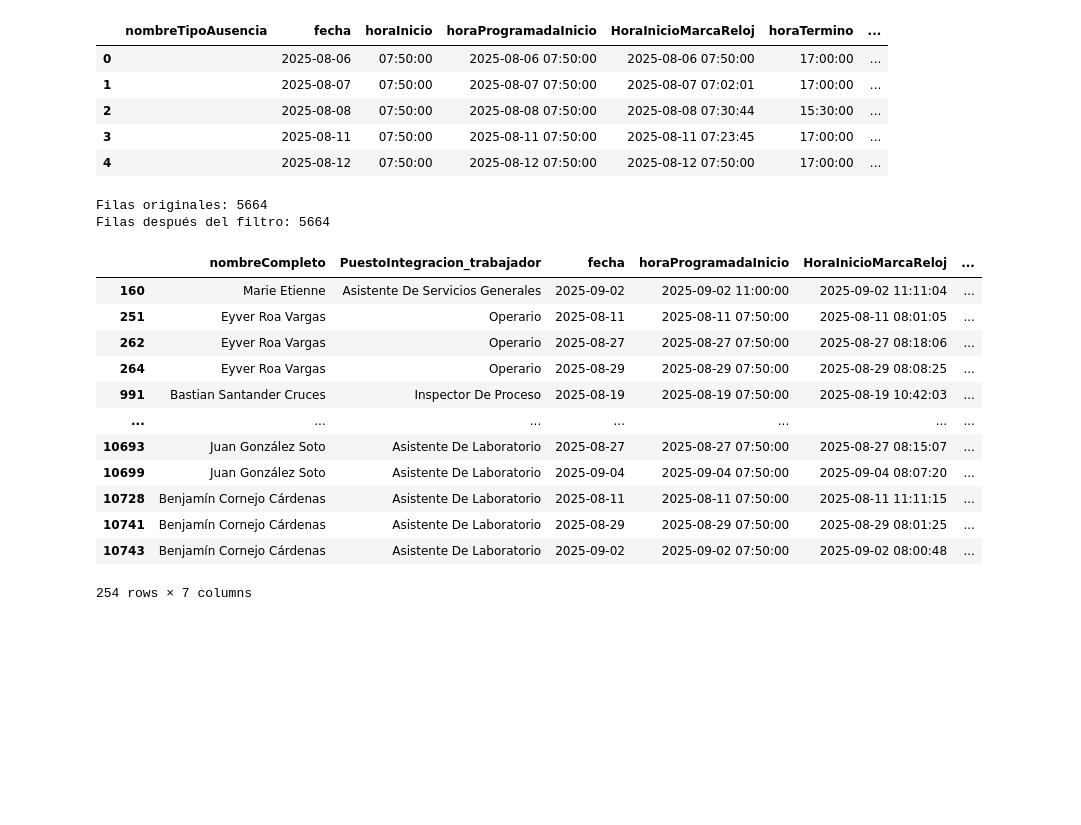
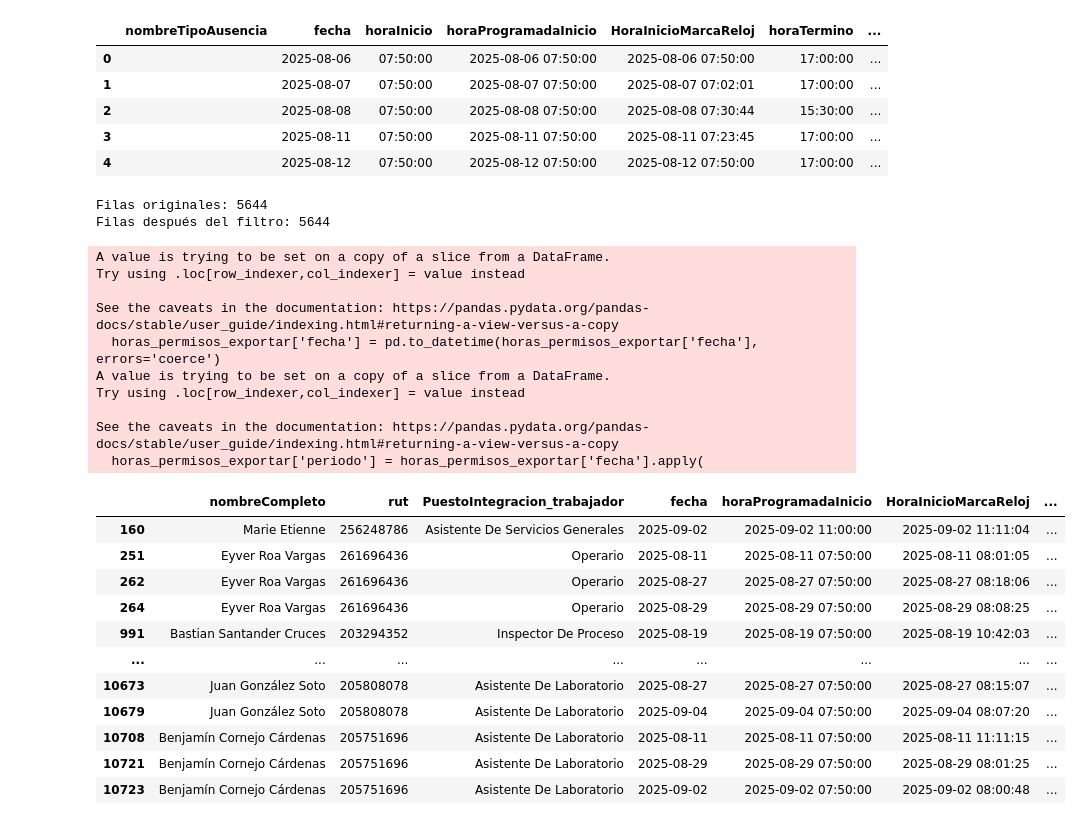
Before and after one commit to bgacitua/contenedor_cramer, a Jupyter notebook: Scripts de Python/Script Bono Asistencia/script_bono_asistencia_v3_final.ipynb, the cells around one changed output. Drawn from its saved outputs; the diff is of its cells as text; code cells hidden in the pictures; blank space fills up the shorter version.

```diff
--- a/Scripts de Python/Script Bono Asistencia/script_bono_asistencia_v3_final.ipynb
+++ b/Scripts de Python/Script Bono Asistencia/script_bono_asistencia_v3_final.ipynb
@@ -316,7 +309,7 @@ Filas después del filtro: 634
 # %%
 ## -- Limpiar df_atrasos -- ##
 
-#Limpieza del formato de las columnas con datetime
+#Limpieza del formato de las columnas con datetime para dejar solo la hora
 columnas_a_limpiar = ['horaProgramadaInicio', 'HoraInicioMarcaReloj', 'horaProgramadaTermino', 'HoraTerminoMarcaReloj']
 
 for columna in columnas_a_limpiar:
@@ -329,10 +322,11 @@ df_atrasos['nombreCompleto'] = df_atrasos['nombre'].str.cat([
     df_atrasos['apellidoMaterno']], sep=' ', na_rep='')
 
 #Verificar los cambios
-display(df_atrasos.head())
+#display(df_atrasos.head())
 
 #Filtrar por los puestos sujetos a bono asistencia
 puestos_filtrados = [
+'Analista de Calidad y Procesos',
 'Asistente De Servicios Generales',
 'Analista de Control De Calidad',
 'Analista De Microbiología',
@@ -351,6 +345,7 @@ puestos_filtrados = [
 'Operario Almacenamiento y Gestión de Residuos',
 'Peoneta']
 
+#Mostrar dataframe filtrado de las personas con puestos sujetos a bono asistencia
 df_atrasos_filtrado = df_atrasos[df_atrasos['PuestoIntegracion_trabajador'].isin(puestos_filtrados)]
 print(f"Filas originales: {df_atrasos.shape[0]}")
 print(f"Filas después del filtro: {df_atrasos_filtrado.shape[0]}")
@@ -397,7 +370,24 @@ memory usage: 3.4+ KB
 # %% [markdown]
 #3 Procesamiento de dataframes
 # %%
+#Asignar periodo de fecha a los atrasos
+import pandas as pd
+
+fecha_inicio_q1 = pd.Timestamp('2025-08-06')
+fecha_fin_q1 = pd.Timestamp('2025-08-20')
+fecha_inicio_q2 = pd.Timestamp('2025-08-21')
+fecha_fin_q2 = pd.Timestamp('2025-09-04')
+
 #Agrupamiento y resumen de permisos, licencias e inasistencias
+#Este agrupamiento sirve únicamente para el formato pedido por Juan Cárcamo
+
+df_incidencias['start_date'] = pd.to_datetime(df_incidencias['start_date'], errors='coerce')
+
+df_incidencias['periodo'] = df_incidencias['start_date'].apply(
+    lambda x: 'Periodo 1' if fecha_inicio_q1 <= x <= fecha_fin_q1 else (
+        'Periodo 2' if fecha_inicio_q2 <= x <= fecha_fin_q2 else 'Fuera de rango'
+    )
+)
 
 resumen_incidencias = df_incidencias.groupby(['rut', 'full_name', 'tabla_origen']).agg({
     'tabla_origen': 'count',  # Contar total de incidencias
@@ -571,7 +576,7 @@ display(df_omisiones)
 #Procesar atrasos desde reporte bruto combinado de rflex
 import pandas as pd
 columnas_necesarias = ['nombreTipoAusencia' ,'fecha', 'horaInicio', 'horaProgramadaInicio', 'HoraInicioMarcaReloj', 'horaTermino', 'horaProgramadaTermino', 'HoraTerminoMarcaReloj', 'rut', 'nombre', 'apellidoPaterno', 'apellidoMaterno', 'Centrocosto_trabajador', 'PuestoIntegracion_trabajador', 'nombreMotivoPago']
-df_atrasos_calculo = pd.read_excel(r"C:\Users\bgacitua\Desktop\Repositorio_GitHub\Scripts de Python\Script Bono Asistencia\Archivos de trabajo\2025-09-09 09_40_17-715030462-reporte_turnos_bruto_combinado.xlsx")
+df_atrasos_calculo = pd.read_excel(r"C:\Users\bgacitua\Desktop\Repositorio_GitHub\Scripts de Python\Script Bono Asistencia\Archivos de trabajo\2025-09-10 16_49_37-957343165-reporte_turnos_bruto_combinado.xlsx")
 
 df_atrasos_calculo = df_atrasos_calculo[columnas_necesarias]
 display(df_atrasos_calculo.head())
@@ -598,41 +603,60 @@ df_atrasos_calculo['segundos_antes'] = df_atrasos_calculo['Diferencia'].dt.total
 # %%
 df_atrasos_calculo['nombreCompleto'] = df_atrasos_calculo['nombre'].str.cat([
     df_atrasos_calculo['apellidoPaterno'],
     df_atrasos_calculo['apellidoMaterno']], sep=' ', na_rep='')
 
 df_atrasos_calculo = df_atrasos_calculo[df_atrasos_calculo['PuestoIntegracion_trabajador'].isin(puestos_filtrados)]
 print(f"Filas originales: {df_atrasos_calculo.shape[0]}")
 print(f"Filas después del filtro: {df_atrasos_calculo.shape[0]}")
 
-horas_filtradas = df_atrasos_calculo[['nombreCompleto', 'PuestoIntegracion_trabajador', 'fecha', 'horaProgramadaInicio', 'HoraInicioMarcaReloj', 'minutos_antes', 'nombreTipoAusencia']]
+horas_filtradas = df_atrasos_calculo[['nombreCompleto', 'rut', 'PuestoIntegracion_trabajador', 'fecha', 'horaProgramadaInicio', 'HoraInicioMarcaReloj', 'minutos_antes', 'nombreTipoAusencia']]
 permisos_aux = [' ']
 horas_permisos_filtrados = horas_filtradas[horas_filtradas['nombreTipoAusencia'].isin(permisos_aux)]
 
 horas_permisos_exportar = horas_permisos_filtrados[horas_permisos_filtrados['minutos_antes'] < -10]
 
-agrupado_permisos_exportar = horas_permisos_exportar.groupby(['nombreCompleto', 'PuestoIntegracion_trabajador']).agg({
+horas_permisos_exportar['fecha'] = pd.to_datetime(horas_permisos_exportar['fecha'], errors='coerce')
+
+horas_permisos_exportar['periodo'] = horas_permisos_exportar['fecha'].apply(
+    lambda x: 'Periodo 1' if fecha_inicio_q1 <= x <= fecha_fin_q1 else (
+        'Periodo 2' if fecha_inicio_q2 <= x <= fecha_fin_q2 else 'Fuera de rango'
+    )
+)
+
+agrupado_permisos_exportar = horas_permisos_exportar.groupby(['nombreCompleto', 'rut', 'PuestoIntegracion_trabajador','periodo']).agg({
     'minutos_antes': 'count',
     'fecha': ['min', 'max']
 }).reset_index()
 
+
+#display(agrupado_permisos_exportar)
 display(horas_permisos_exportar)
-display(agrupado_permisos_exportar)
+
 
 #ruta = r"C:\Users\bgacitua\Desktop\Respaldo marcas Morpho\horas_permisos_exportar.xlsx"
 #horas_permisos_exportar.to_excel(ruta, index=False)
 # %% [output]
-Filas originales: 5664
-Filas después del filtro: 5664
+Filas originales: 5644
+Filas después del filtro: 5644
+A value is trying to be set on a copy of a slice from a DataFrame.
+Try using .loc[row_indexer,col_indexer] = value instead
+
+See the caveats in the documentation: https://pandas.pydata.org/pandas-docs/stable/user_guide/indexing.html#returning-a-view-versus-a-copy
+  horas_permisos_exportar['fecha'] = pd.to_datetime(horas_permisos_exportar['fecha'], errors='coerce')
+A value is trying to be set on a copy of a slice from a DataFrame.
+Try using .loc[row_indexer,col_indexer] = value instead
+
+See the caveats in the documentation: https://pandas.pydata.org/pandas-docs/stable/user_guide/indexing.html#returning-a-view-versus-a-copy
+  horas_permisos_exportar['periodo'] = horas_permisos_exportar['fecha'].apply(
-|  | nombreCompleto | PuestoIntegracion_trabajador | fecha | horaProgramadaInicio | HoraInicioMarcaReloj | ... |
-| 160 | Marie Etienne | Asistente De Servicios Generales | 2025-09-02 | 2025-09-02 11:00:00 | 2025-09-02 11:11:04 | ... |
-| 251 | Eyver Roa Vargas | Operario | 2025-08-11 | 2025-08-11 07:50:00 | 2025-08-11 08:01:05 | ... |
-| 262 | Eyver Roa Vargas | Operario | 2025-08-27 | 2025-08-27 07:50:00 | 2025-08-27 08:18:06 | ... |
-| 264 | Eyver Roa Vargas | Operario | 2025-08-29 | 2025-08-29 07:50:00 | 2025-08-29 08:08:25 | ... |
-| 991 | Bastian Santander Cruces | Inspector De Proceso | 2025-08-19 | 2025-08-19 07:50:00 | 2025-08-19 10:42:03 | ... |
-| ... | ... | ... | ... | ... | ... | ... |
-| 10693 | Juan González Soto | Asistente De Laboratorio | 2025-08-27 | 2025-08-27 07:50:00 | 2025-08-27 08:15:07 | ... |
-| 10699 | Juan González Soto | Asistente De Laboratorio | 2025-09-04 | 2025-09-04 07:50:00 | 2025-09-04 08:07:20 | ... |
-| 10728 | Benjamín Cornejo Cárdenas | Asistente De Laboratorio | 2025-08-11 | 2025-08-11 07:50:00 | 2025-08-11 11:11:15 | ... |
-| 10741 | Benjamín Cornejo Cárdenas | Asistente De Laboratorio | 2025-08-29 | 2025-08-29 07:50:00 | 2025-08-29 08:01:25 | ... |
-| 10743 | Benjamín Cornejo Cárdenas | Asistente De Laboratorio | 2025-09-02 | 2025-09-02 07:50:00 | 2025-09-02 08:00:48 | ... |
+|  | nombreCompleto | rut | PuestoIntegracion_trabajador | fecha | horaProgramadaInicio | HoraInicioMarcaReloj | ... |
+| 160 | Marie Etienne | 256248786 | Asistente De Servicios Generales | 2025-09-02 | 2025-09-02 11:00:00 | 2025-09-02 11:11:04 | ... |
+| 251 | Eyver Roa Vargas | 261696436 | Operario | 2025-08-11 | 2025-08-11 07:50:00 | 2025-08-11 08:01:05 | ... |
+| 262 | Eyver Roa Vargas | 261696436 | Operario | 2025-08-27 | 2025-08-27 07:50:00 | 2025-08-27 08:18:06 | ... |
+| 264 | Eyver Roa Vargas | 261696436 | Operario | 2025-08-29 | 2025-08-29 07:50:00 | 2025-08-29 08:08:25 | ... |
+| 991 | Bastian Santander Cruces | 203294352 | Inspector De Proceso | 2025-08-19 | 2025-08-19 07:50:00 | 2025-08-19 10:42:03 | ... |
+| ... | ... | ... | ... | ... | ... | ... | ... |
+| 10673 | Juan González Soto | 205808078 | Asistente De Laboratorio | 2025-08-27 | 2025-08-27 07:50:00 | 2025-08-27 08:15:07 | ... |
+| 10679 | Juan González Soto | 205808078 | Asistente De Laboratorio | 2025-09-04 | 2025-09-04 07:50:00 | 2025-09-04 08:07:20 | ... |
+| 10708 | Benjamín Cornejo Cárdenas | 205751696 | Asistente De Laboratorio | 2025-08-11 | 2025-08-11 07:50:00 | 2025-08-11 11:11:15 | ... |
+| 10721 | Benjamín Cornejo Cárdenas | 205751696 | Asistente De Laboratorio | 2025-08-29 | 2025-08-29 07:50:00 | 2025-08-29 08:01:25 | ... |
+| 10723 | Benjamín Cornejo Cárdenas | 205751696 | Asistente De Laboratorio | 2025-09-02 | 2025-09-02 07:50:00 | 2025-09-02 08:00:48 | ... |
-254 rows × 7 columns
```
Also changed, not shown: parts of 38 cells of this notebook, 7 other files.
